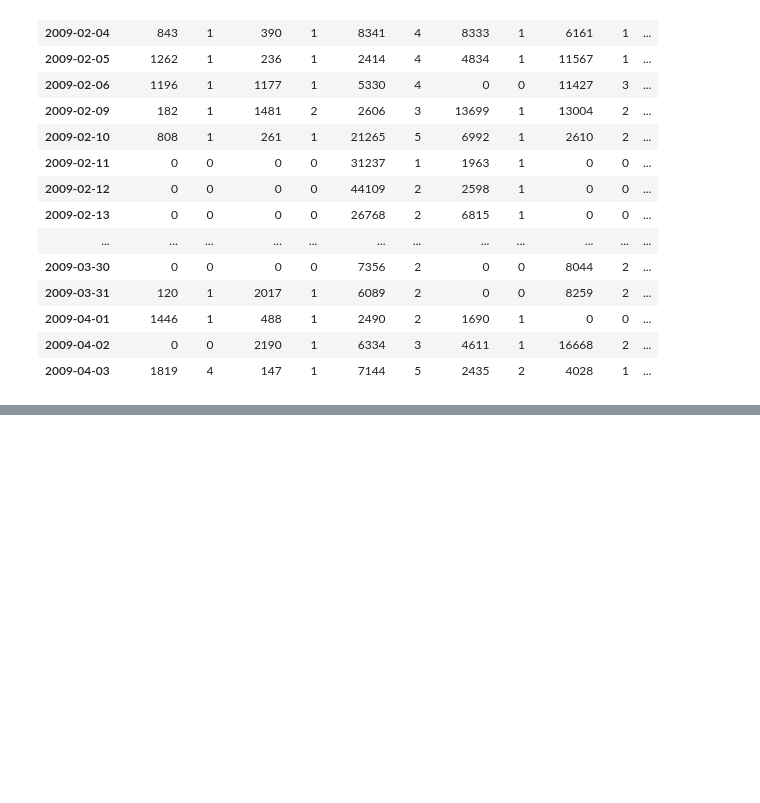
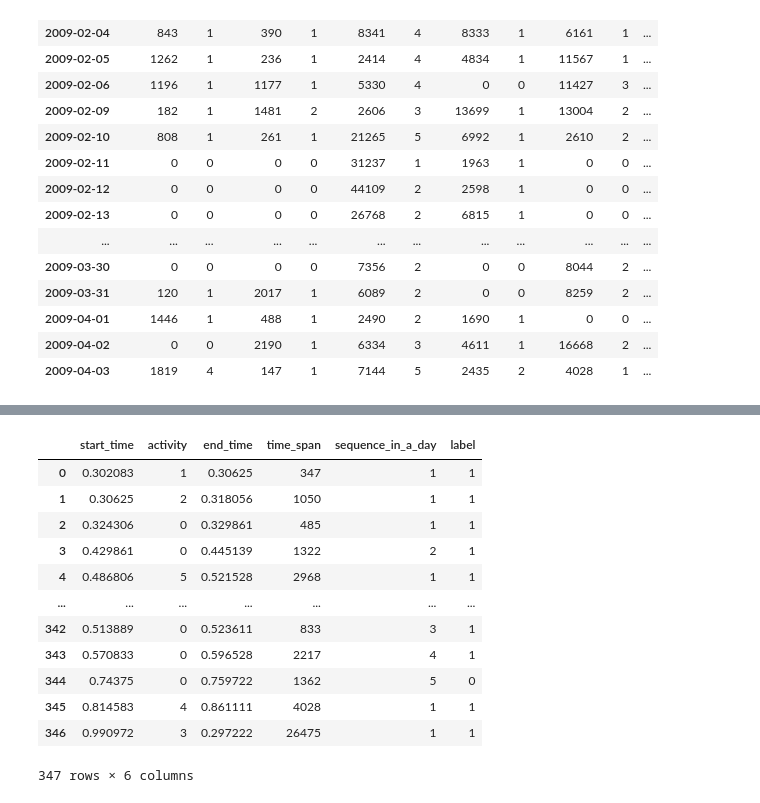
Before and after one commit to wendiganyu/IOTPhase2, a Jupyter notebook: ActivityStatisticsAndForecast.ipynb, the cells around one changed output, grey strips where cells are left out. Saved outputs shown, nothing was run; the diff lists cells and outputs as text; code cells hidden in the pictures; blank space fills up the shorter version.

```diff
--- a/ActivityStatisticsAndForecast.ipynb
+++ b/ActivityStatisticsAndForecast.ipynb
@@ -961,0 +965,3 @@ y_pred, _ = KMeans_Classifier(resampled_df_list[5].values, 2, valid_R1_activitie
+# %%
+df_activity_train = pd.read_csv("ActivityStatistics_ForTrain.csv")
+df_activity_train[["start_time", "activity", "end_time","time_span","sequence_in_a_day"]]
@@ -961,0 +1000,16 @@ y_pred, _ = KMeans_Classifier(resampled_df_list[5].values, 2, valid_R1_activitie
+# %%
+df_activity_train
+# %% [output]
+|  | start_time | activity | end_time | time_span | sequence_in_a_day | label |
+| 0 | 0.302083 | 1 | 0.30625 | 347 | 1 | 1 |
+| 1 | 0.30625 | 2 | 0.318056 | 1050 | 1 | 1 |
+| 2 | 0.324306 | 0 | 0.329861 | 485 | 1 | 1 |
+| 3 | 0.429861 | 0 | 0.445139 | 1322 | 2 | 1 |
+| 4 | 0.486806 | 5 | 0.521528 | 2968 | 1 | 1 |
+| ... | ... | ... | ... | ... | ... | ... |
+| 342 | 0.513889 | 0 | 0.523611 | 833 | 3 | 1 |
+| 343 | 0.570833 | 0 | 0.596528 | 2217 | 4 | 1 |
+| 344 | 0.74375 | 0 | 0.759722 | 1362 | 5 | 0 |
+| 345 | 0.814583 | 4 | 0.861111 | 4028 | 1 | 1 |
+| 346 | 0.990972 | 3 | 0.297222 | 26475 | 1 | 1 |
+347 rows × 6 columns
```
Also changed, not shown: parts of 13 cells of this notebook, 21 other files.
